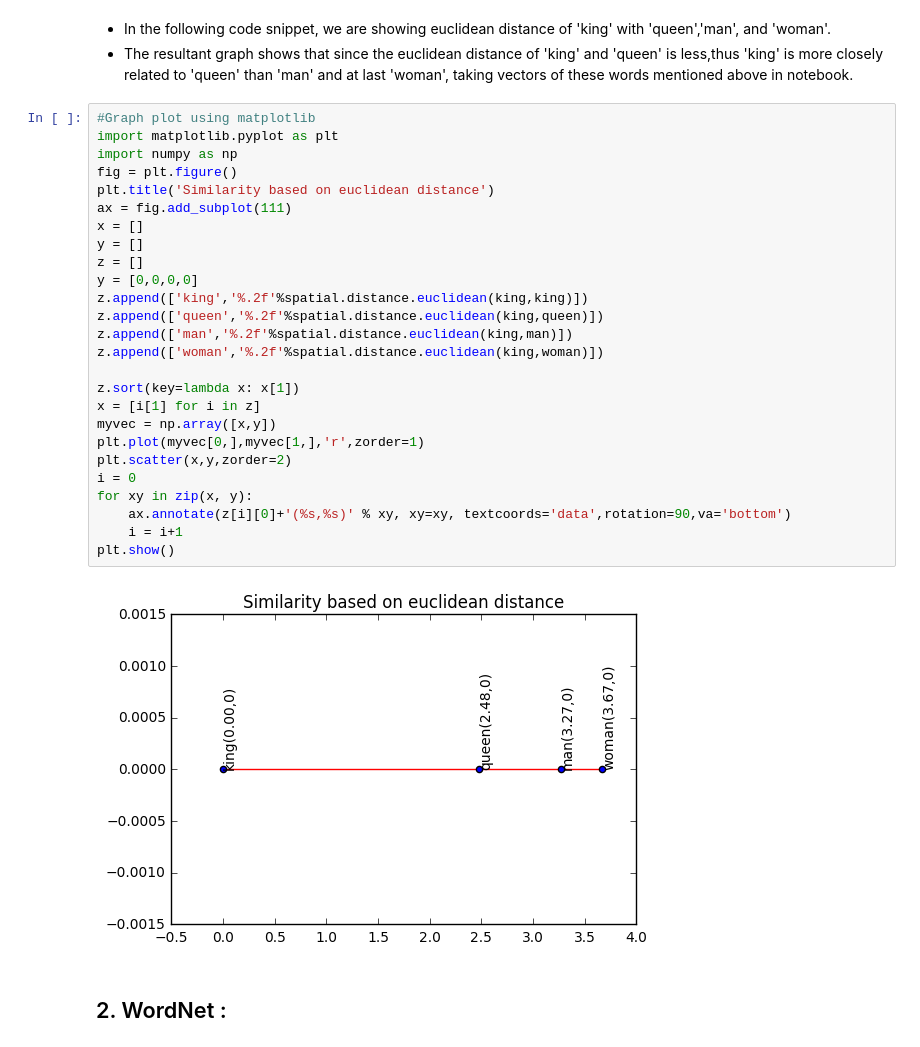
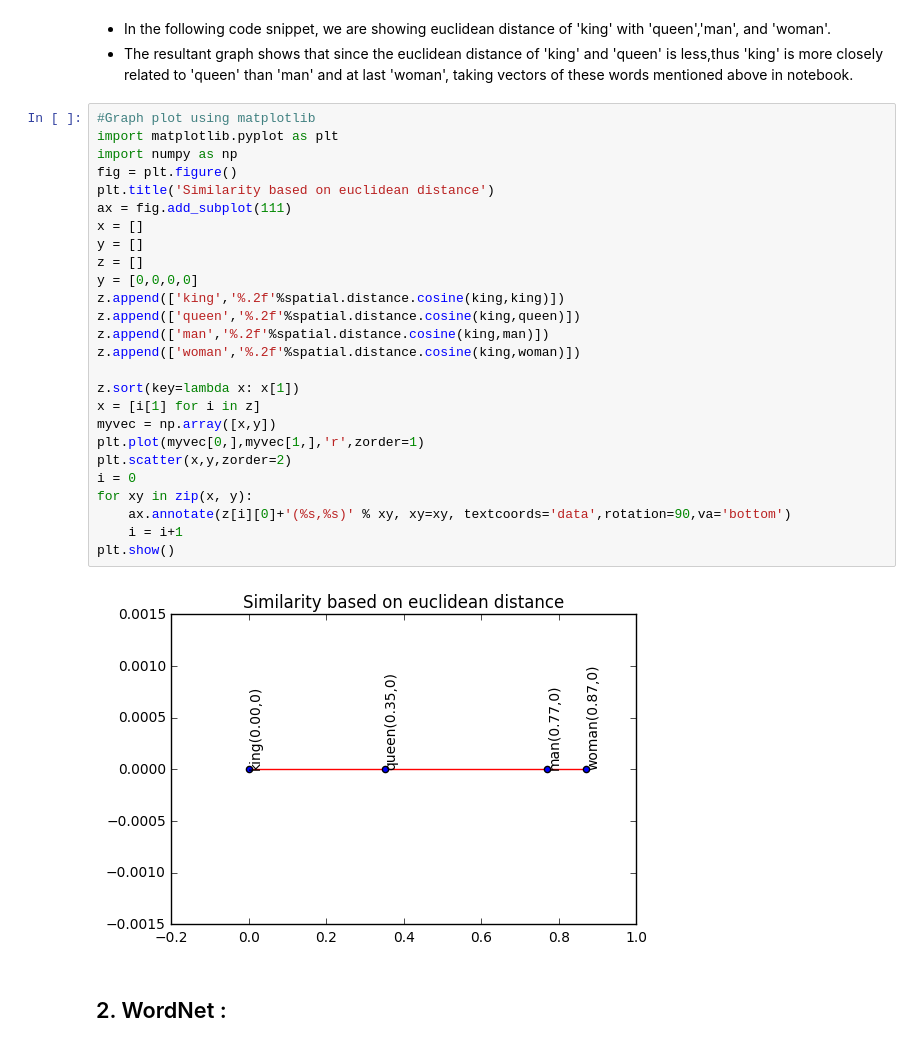
Before and after one commit to bhargav-patel/NotebooksNLP, a Jupyter notebook: notebook2.ipynb, the cells around one changed output. Cells and saved outputs as stored; diff of their text form.

Commit message:
taken cosine distance for similarity

```diff
--- a/notebook2.ipynb
+++ b/notebook2.ipynb
@@ -86,31 +86,31 @@ Similarity:
 # %%
 #Graph plot using matplotlib
 import matplotlib.pyplot as plt
 import numpy as np
 fig = plt.figure()
 plt.title('Similarity based on euclidean distance')
 ax = fig.add_subplot(111)
 x = []
 y = []
 z = []
 y = [0,0,0,0]
-z.append(['king','%.2f'%spatial.distance.euclidean(king,king)])
-z.append(['queen','%.2f'%spatial.distance.euclidean(king,queen)])
-z.append(['man','%.2f'%spatial.distance.euclidean(king,man)])
-z.append(['woman','%.2f'%spatial.distance.euclidean(king,woman)])
+z.append(['king','%.2f'%spatial.distance.cosine(king,king)])
+z.append(['queen','%.2f'%spatial.distance.cosine(king,queen)])
+z.append(['man','%.2f'%spatial.distance.cosine(king,man)])
+z.append(['woman','%.2f'%spatial.distance.cosine(king,woman)])
 
 z.sort(key=lambda x: x[1])
 x = [i[1] for i in z]
 myvec = np.array([x,y])
 plt.plot(myvec[0,],myvec[1,],'r',zorder=1)
 plt.scatter(x,y,zorder=2)
 i = 0
 for xy in zip(x, y):
     ax.annotate(z[i][0]+'(%s,%s)' % xy, xy=xy, textcoords='data',rotation=90,va='bottom')
     i = i+1
 plt.show()
 # %% [output]
-[figure, old version]
+[figure, new version]
 # %% [markdown]
 <h2>2. WordNet :</h2>
 # %% [markdown]
```
Also changed, not shown: parts of 1 cell of this notebook.
